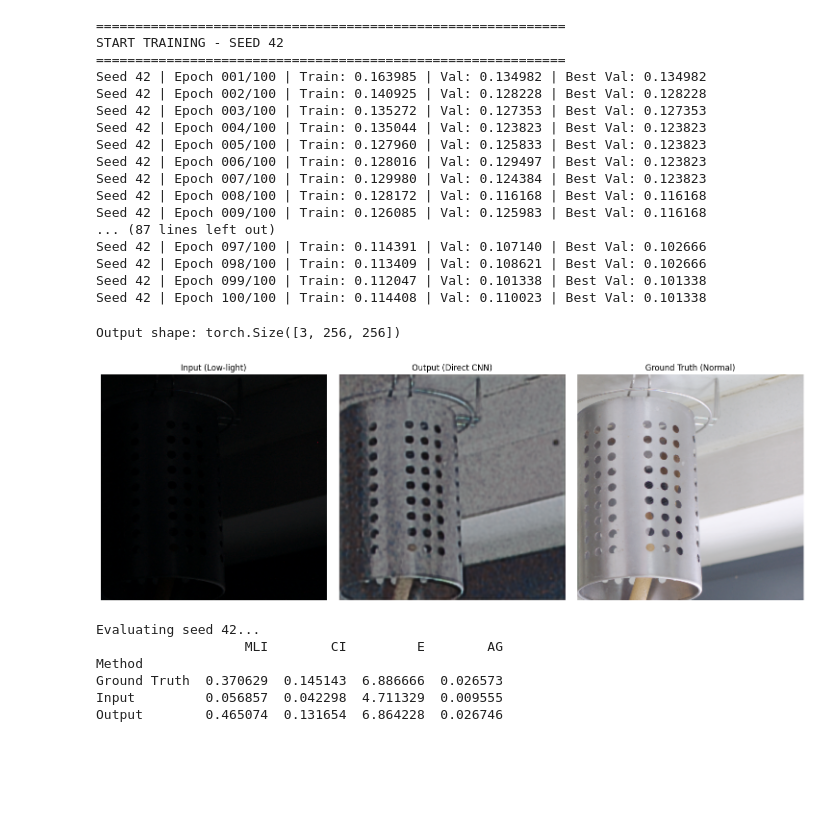
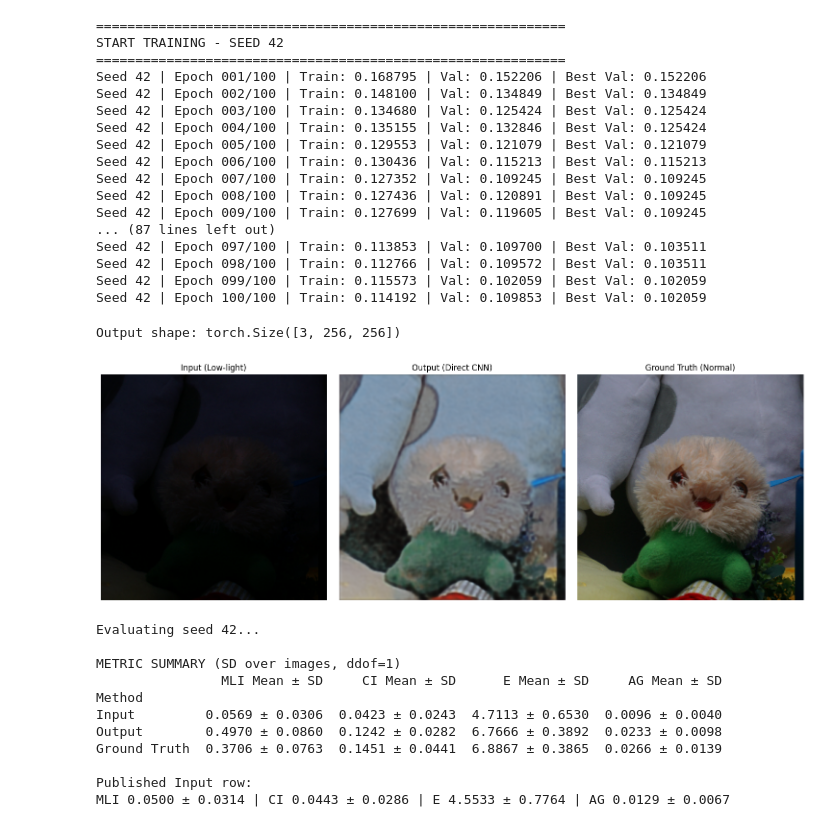
Before and after one commit to Star-rium/LLIE-UNet, a Jupyter notebook: main.ipynb, the cells around one changed output. Drawn from its saved outputs; the diff is of its cells as text; code cells hidden in the pictures; blank space fills up the shorter version.

```diff
--- a/main.ipynb
+++ b/main.ipynb
@@ -43,18 +43,13 @@ train_dataset, val_dataset = random_split(
 
 # Load the data into torch (this is kinda painful to change cuz i dont have config maybe later lol)
 train_loader = DataLoader(
-    train_dataset,
-    batch_size=8,
-    shuffle=True,
-    generator=split_generator,
-    pin_memory=(device.type == "cuda")
+    train_dataset, batch_size=8, shuffle=True,
+    generator=torch.Generator().manual_seed(SEED),   # seed-dependent shuffling
+    pin_memory=(device.type == "cuda"),
 )
-
 val_loader = DataLoader(
-    val_dataset,
-    batch_size=8,
-    shuffle=False,
-    pin_memory=(device.type == "cuda")
+    val_dataset, batch_size=8, shuffle=False,
+    pin_memory=(device.type == "cuda"),
 )
 
 # Batch size 1 avoids issues if test image sizes differ
@@ -107,68 +102,76 @@ model, history, best = train(SEED, train_loader, val_loader, 100, 1e-3, len(trai
 ============================================================
 START TRAINING - SEED 42
 ============================================================
-Seed 42 | Epoch 001/100 | Train: 0.163985 | Val: 0.134982 | Best Val: 0.134982
-Seed 42 | Epoch 002/100 | Train: 0.140925 | Val: 0.128228 | Best Val: 0.128228
-Seed 42 | Epoch 003/100 | Train: 0.135272 | Val: 0.127353 | Best Val: 0.127353
-Seed 42 | Epoch 004/100 | Train: 0.135044 | Val: 0.123823 | Best Val: 0.123823
-Seed 42 | Epoch 005/100 | Train: 0.127960 | Val: 0.125833 | Best Val: 0.123823
-Seed 42 | Epoch 006/100 | Train: 0.128016 | Val: 0.129497 | Best Val: 0.123823
-Seed 42 | Epoch 007/100 | Train: 0.129980 | Val: 0.124384 | Best Val: 0.123823
-Seed 42 | Epoch 008/100 | Train: 0.128172 | Val: 0.116168 | Best Val: 0.116168
-Seed 42 | Epoch 009/100 | Train: 0.126085 | Val: 0.125983 | Best Val: 0.116168
+Seed 42 | Epoch 001/100 | Train: 0.168795 | Val: 0.152206 | Best Val: 0.152206
+Seed 42 | Epoch 002/100 | Train: 0.148100 | Val: 0.134849 | Best Val: 0.134849
+Seed 42 | Epoch 003/100 | Train: 0.134680 | Val: 0.125424 | Best Val: 0.125424
+Seed 42 | Epoch 004/100 | Train: 0.135155 | Val: 0.132846 | Best Val: 0.125424
+Seed 42 | Epoch 005/100 | Train: 0.129553 | Val: 0.121079 | Best Val: 0.121079
+Seed 42 | Epoch 006/100 | Train: 0.130436 | Val: 0.115213 | Best Val: 0.115213
+Seed 42 | Epoch 007/100 | Train: 0.127352 | Val: 0.109245 | Best Val: 0.109245
+Seed 42 | Epoch 008/100 | Train: 0.127436 | Val: 0.120891 | Best Val: 0.109245
+Seed 42 | Epoch 009/100 | Train: 0.127699 | Val: 0.119605 | Best Val: 0.109245
 ... (87 lines left out)
-Seed 42 | Epoch 097/100 | Train: 0.114391 | Val: 0.107140 | Best Val: 0.102666
-Seed 42 | Epoch 098/100 | Train: 0.113409 | Val: 0.108621 | Best Val: 0.102666
-Seed 42 | Epoch 099/100 | Train: 0.112047 | Val: 0.101338 | Best Val: 0.101338
-Seed 42 | Epoch 100/100 | Train: 0.114408 | Val: 0.110023 | Best Val: 0.101338
+Seed 42 | Epoch 097/100 | Train: 0.113853 | Val: 0.109700 | Best Val: 0.103511
+Seed 42 | Epoch 098/100 | Train: 0.112766 | Val: 0.109572 | Best Val: 0.103511
+Seed 42 | Epoch 099/100 | Train: 0.115573 | Val: 0.102059 | Best Val: 0.102059
+Seed 42 | Epoch 100/100 | Train: 0.114192 | Val: 0.109853 | Best Val: 0.102059
 # %%
 # visualize the output
 model.eval()
 
-low, normal = train_dataset[3]
+low, normal = train_dataset[8]
 low_input = low.unsqueeze(0).to(device) # return batch dimension: (3, H, W) -> (1, 3, H, W)
 # Inference
 with torch.no_grad():
     output = model(low_input)
 
 # Remove batch dimension and move to CPU
 output = output.squeeze(0).cpu()
 
 print("Output shape:", output.shape)
 
 fig, axes = plt.subplots(1, 3, figsize=(15, 5))
 
 images = [
     low,
     output,
     normal
 ]
 
 titles = [
     "Input (Low-light)",
     "Output (Direct CNN)",
     "Ground Truth (Normal)"
 ]
 
 for ax, img, title in zip(axes, images, titles):
     ax.imshow(img.permute(1, 2, 0).numpy())
     ax.set_title(title)
     ax.axis("off")
 
 plt.tight_layout()
 plt.show()
 # %% [output]
 Output shape: torch.Size([3, 256, 256])
-[figure, old version]
+[figure, new version]
 # %%
 # evaluate the model
 df = evaluate_model(model, SEED, test_dataset)
 
-print(df.groupby("Method")[["MLI", "CI", "E", "AG"]].mean())
+summarize_metrics(df)
+
+print("\nPublished Input row:")
+print("MLI 0.0500 ± 0.0314 | CI 0.0443 ± 0.0286 | E 4.5533 ± 0.7764 | AG 0.0129 ± 0.0067")
 # %% [output]
 Evaluating seed 42...
-                   MLI        CI         E        AG
+
+METRIC SUMMARY (SD over images, ddof=1)
+                MLI Mean ± SD     CI Mean ± SD      E Mean ± SD     AG Mean ± SD
 Method
-Ground Truth  0.370629  0.145143  6.886666  0.026573
-Input         0.056857  0.042298  4.711329  0.009555
-Output        0.465074  0.131654  6.864228  0.026746
+Input         0.0569 ± 0.0306  0.0423 ± 0.0243  4.7113 ± 0.6530  0.0096 ± 0.0040
+Output        0.4970 ± 0.0860  0.1242 ± 0.0282  6.7666 ± 0.3892  0.0233 ± 0.0098
+Ground Truth  0.3706 ± 0.0763  0.1451 ± 0.0441  6.8867 ± 0.3865  0.0266 ± 0.0139
+
+Published Input row:
+MLI 0.0500 ± 0.0314 | CI 0.0443 ± 0.0286 | E 4.5533 ± 0.7764 | AG 0.0129 ± 0.0067
```
Also changed, not shown: parts of 3 cells of this notebook, 3 other files.
